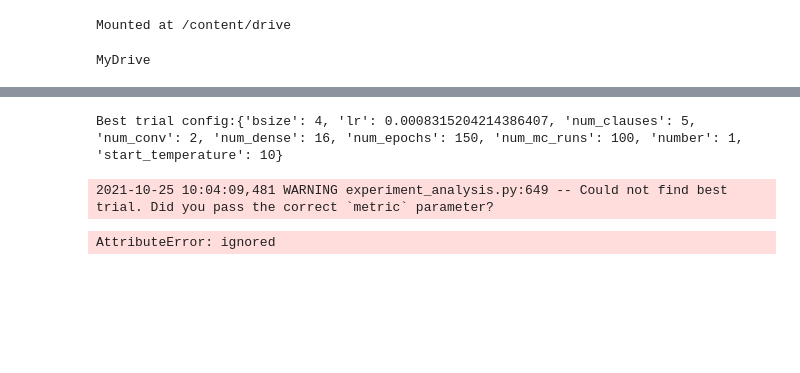
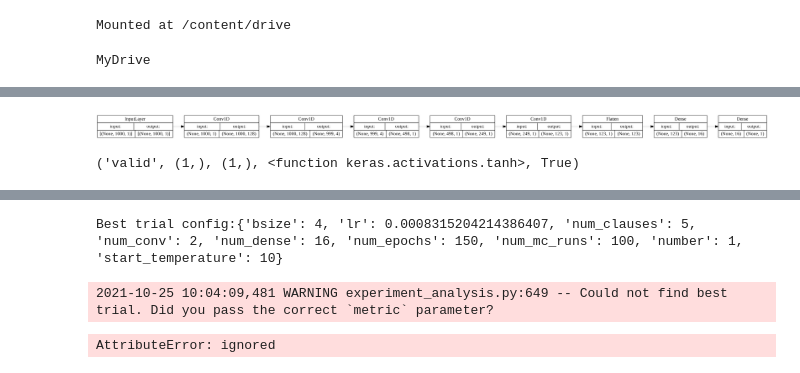
Before and after one commit to b-irsigler/ML_MC, a Jupyter notebook: causal_CNN_regressor_RayTune.ipynb, the cells around one changed output, grey strips where cells are left out. Saved outputs shown, nothing was run; the diff lists cells and outputs as text; code cells hidden in the pictures; blank space fills up the shorter version.

```diff
--- a/causal_CNN_regressor_RayTune.ipynb
+++ b/causal_CNN_regressor_RayTune.ipynb
@@ -300,0 +428,10 @@ _________________________________________________________________
+# %%
+tf.keras.utils.plot_model(reg.model, show_shapes=1, show_dtype=0, show_layer_names=0,
+                          rankdir='LR',
+                          dpi=300)
+# %% [output]
+[figure, added]
+# %%
+reg.model.layers[0].padding,reg.model.layers[0].strides, reg.model.layers[0].dilation_rate, reg.model.layers[0].activation, reg.model.layers[0].use_bias
+# %% [output]
+('valid', (1,), (1,), <function keras.activations.tanh>, True)
```
Also changed, not shown: parts of 47 cells of this notebook.
